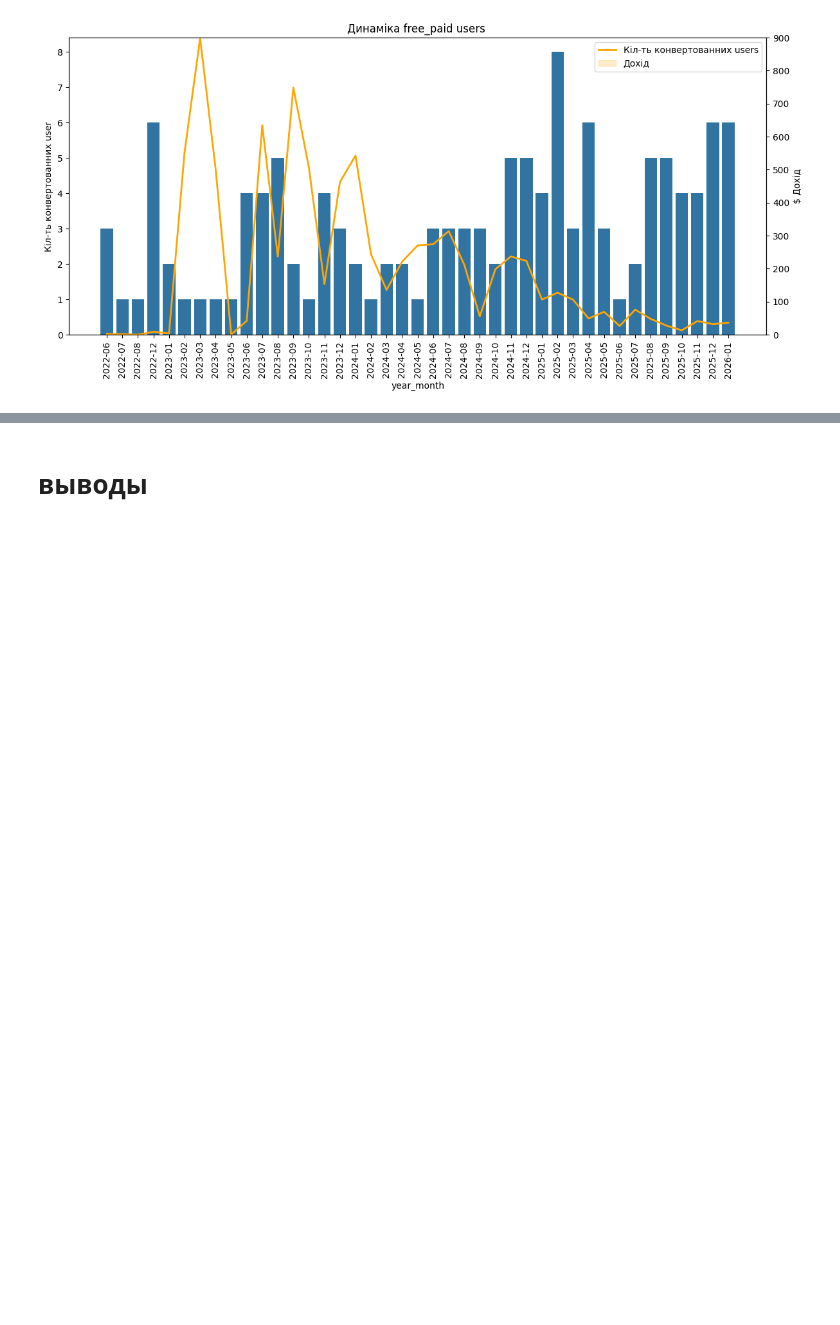
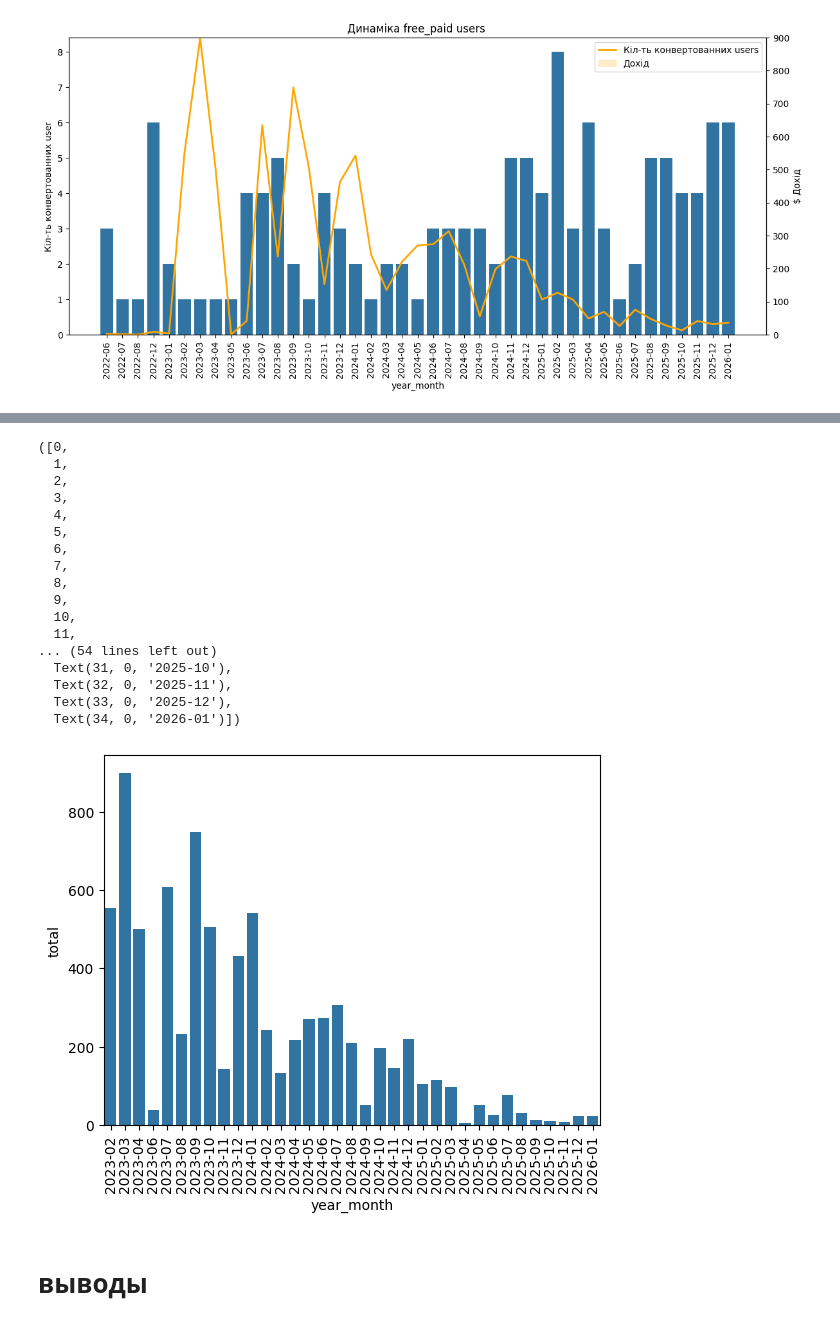
Before and after one commit to Chocopie-DA/db_analysis_sql_sweetylove, a Jupyter notebook: 03_notebooks/EDA.ipynb, the cells around one changed output, grey strips where cells are left out. Drawn from its saved outputs; the diff is of its cells as text; code cells hidden in the pictures; blank space fills up the shorter version.

```diff
--- a/03_notebooks/EDA.ipynb
+++ b/03_notebooks/EDA.ipynb
@@ -1870,0 +2126,7 @@ plt.show()
+# %%
+whale_41_mont =  df.query("user_key == 41").pivot_table(index='year_month',
+                                                   columns='chat_or_media',
+                                                   values='total_revenue',
+                                                   aggfunc='sum').reset_index()
+# %%
+whale_41_mont['total'] = whale_41_mont[['chat', 'media']].sum(axis=1)
@@ -1871,3 +2142,25 @@ plt.show()
+# %%
+sns.barplot(whale_41_mont, x='year_month', y='total')
+plt.xticks(rotation=90)
+# %% [output]
+([0,
+  1,
+  2,
+  3,
+  4,
+  5,
+  6,
+  7,
+  8,
+  9,
+  10,
+  11,
+... (54 lines left out)
+  Text(31, 0, '2025-10'),
+  Text(32, 0, '2025-11'),
+  Text(33, 0, '2025-12'),
+  Text(34, 0, '2026-01')])
+[figure, added]
 # %% [markdown]
 # выводы
 # %% [markdown]
```
Also changed, not shown: parts of 28 cells of this notebook.
